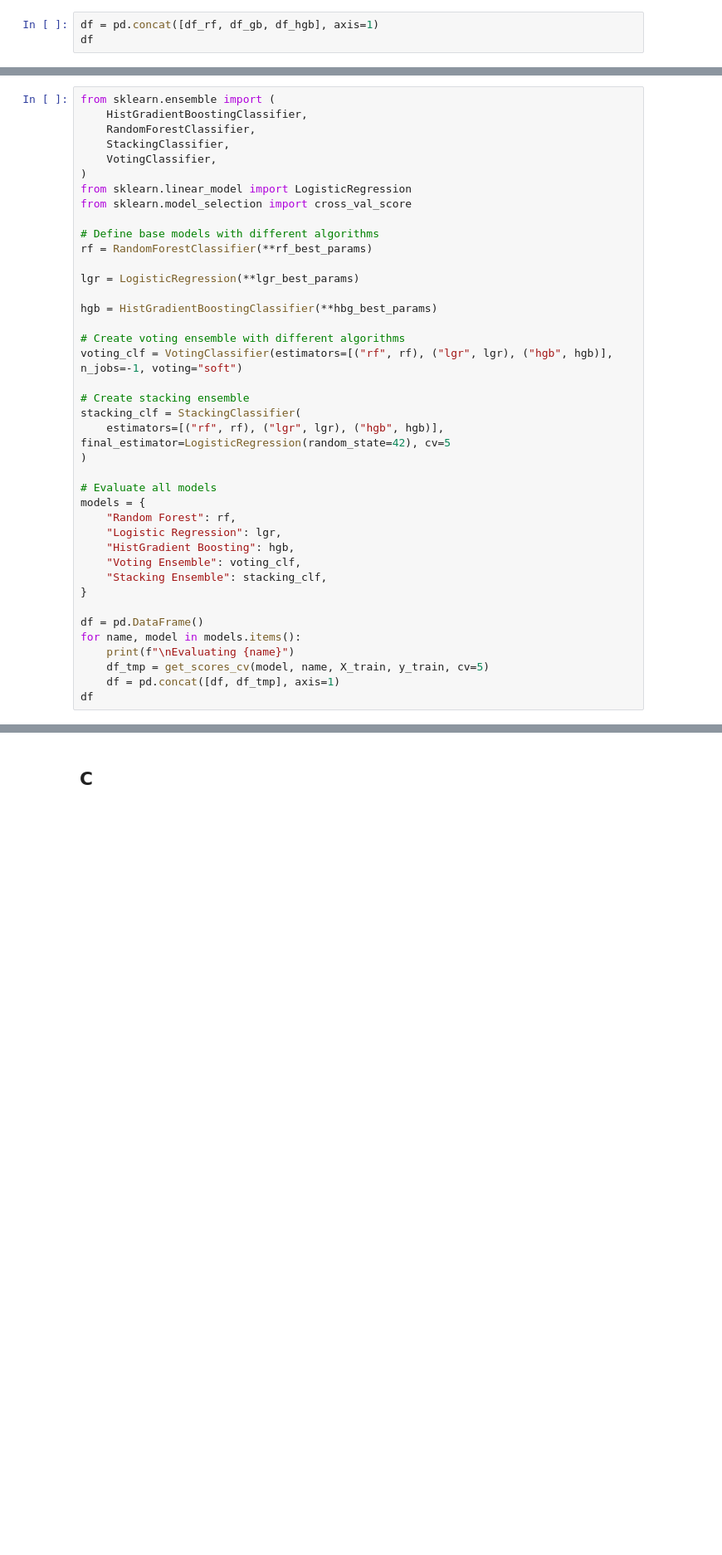
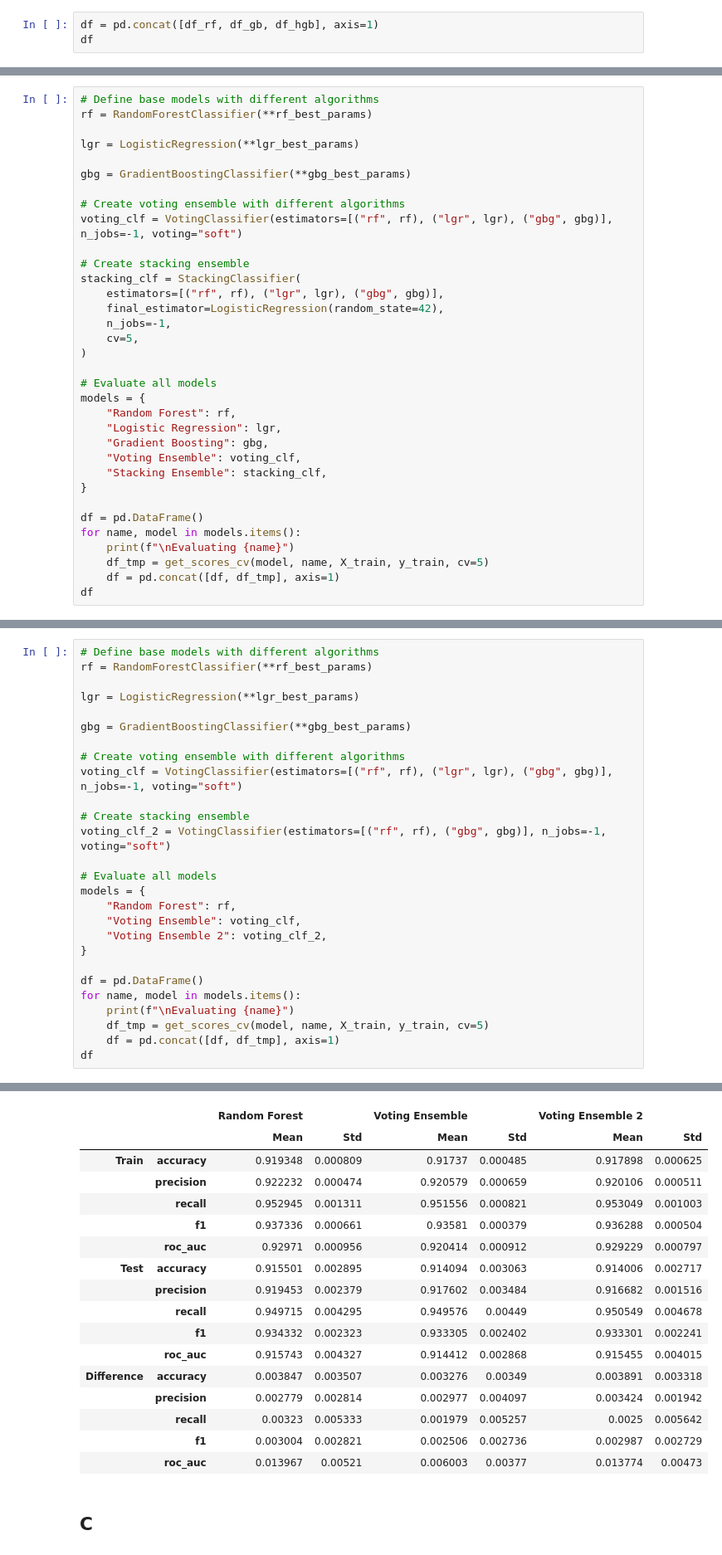
Before and after one commit to MBabiar/IAU-Project, a Jupyter notebook: src/Phase_3.ipynb, the cells around one changed output, grey strips where cells are left out. Shown at 83% size. Cells and saved outputs as stored; diff of their text form; blank space fills up the shorter version.

```diff
--- a/src/Phase_3.ipynb
+++ b/src/Phase_3.ipynb
@@ -1435,33 +1518,27 @@ df
 # %%
-from sklearn.ensemble import (
-    HistGradientBoostingClassifier,
-    RandomForestClassifier,
-    StackingClassifier,
-    VotingClassifier,
-)
-from sklearn.linear_model import LogisticRegression
-from sklearn.model_selection import cross_val_score
-
 # Define base models with different algorithms
 rf = RandomForestClassifier(**rf_best_params)
 
 lgr = LogisticRegression(**lgr_best_params)
 
-hgb = HistGradientBoostingClassifier(**hbg_best_params)
+gbg = GradientBoostingClassifier(**gbg_best_params)
 
 # Create voting ensemble with different algorithms
-voting_clf = VotingClassifier(estimators=[("rf", rf), ("lgr", lgr), ("hgb", hgb)], n_jobs=-1, voting="soft")
+voting_clf = VotingClassifier(estimators=[("rf", rf), ("lgr", lgr), ("gbg", gbg)], n_jobs=-1, voting="soft")
 
 # Create stacking ensemble
 stacking_clf = StackingClassifier(
-    estimators=[("rf", rf), ("lgr", lgr), ("hgb", hgb)], final_estimator=LogisticRegression(random_state=42), cv=5
+    estimators=[("rf", rf), ("lgr", lgr), ("gbg", gbg)],
+    final_estimator=LogisticRegression(random_state=42),
+    n_jobs=-1,
+    cv=5,
 )
 
 # Evaluate all models
 models = {
     "Random Forest": rf,
     "Logistic Regression": lgr,
-    "HistGradient Boosting": hgb,
+    "Gradient Boosting": gbg,
     "Voting Ensemble": voting_clf,
     "Stacking Ensemble": stacking_clf,
 }
@@ -1478,0 +1580,28 @@ df
+# %%
+# Define base models with different algorithms
+rf = RandomForestClassifier(**rf_best_params)
+
+lgr = LogisticRegression(**lgr_best_params)
+
+gbg = GradientBoostingClassifier(**gbg_best_params)
+
+# Create voting ensemble with different algorithms
+voting_clf = VotingClassifier(estimators=[("rf", rf), ("lgr", lgr), ("gbg", gbg)], n_jobs=-1, voting="soft")
+
+# Create stacking ensemble
+voting_clf_2 = VotingClassifier(estimators=[("rf", rf), ("gbg", gbg)], n_jobs=-1, voting="soft")
+
+# Evaluate all models
+models = {
+    "Random Forest": rf,
+    "Voting Ensemble": voting_clf,
+    "Voting Ensemble 2": voting_clf_2,
+}
+
+df = pd.DataFrame()
+for name, model in models.items():
+    print(f"\nEvaluating {name}")
+    df_tmp = get_scores_cv(model, name, X_train, y_train, cv=5)
+    df = pd.concat([df, df_tmp], axis=1)
+df
+# %% [output]
@@ -1479,3 +1613,20 @@ df
+|  |  | Random Forest |  | Voting Ensemble |  | Voting Ensemble 2 |  |
+|  |  | Mean | Std | Mean | Std | Mean | Std |
+| Train | accuracy | 0.919348 | 0.000809 | 0.91737 | 0.000485 | 0.917898 | 0.000625 |
+|  | precision | 0.922232 | 0.000474 | 0.920579 | 0.000659 | 0.920106 | 0.000511 |
+|  | recall | 0.952945 | 0.001311 | 0.951556 | 0.000821 | 0.953049 | 0.001003 |
+|  | f1 | 0.937336 | 0.000661 | 0.93581 | 0.000379 | 0.936288 | 0.000504 |
+|  | roc_auc | 0.92971 | 0.000956 | 0.920414 | 0.000912 | 0.929229 | 0.000797 |
+| Test | accuracy | 0.915501 | 0.002895 | 0.914094 | 0.003063 | 0.914006 | 0.002717 |
+|  | precision | 0.919453 | 0.002379 | 0.917602 | 0.003484 | 0.916682 | 0.001516 |
+|  | recall | 0.949715 | 0.004295 | 0.949576 | 0.00449 | 0.950549 | 0.004678 |
+|  | f1 | 0.934332 | 0.002323 | 0.933305 | 0.002402 | 0.933301 | 0.002241 |
+|  | roc_auc | 0.915743 | 0.004327 | 0.914412 | 0.002868 | 0.915455 | 0.004015 |
+| Difference | accuracy | 0.003847 | 0.003507 | 0.003276 | 0.00349 | 0.003891 | 0.003318 |
+|  | precision | 0.002779 | 0.002814 | 0.002977 | 0.004097 | 0.003424 | 0.001942 |
+|  | recall | 0.00323 | 0.005333 | 0.001979 | 0.005257 | 0.0025 | 0.005642 |
+|  | f1 | 0.003004 | 0.002821 | 0.002506 | 0.002736 | 0.002987 | 0.002729 |
+|  | roc_auc | 0.013967 | 0.00521 | 0.006003 | 0.00377 | 0.013774 | 0.00473 |
 # %% [markdown]
 ## C
 # %% [markdown]
```
Also changed, not shown: parts of 64 cells of this notebook, 8 other files.
